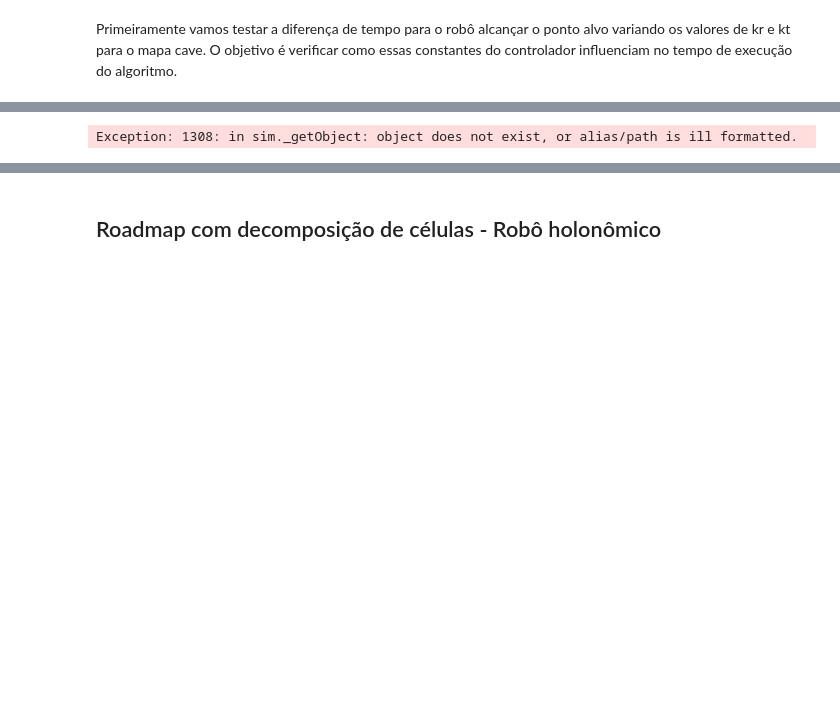
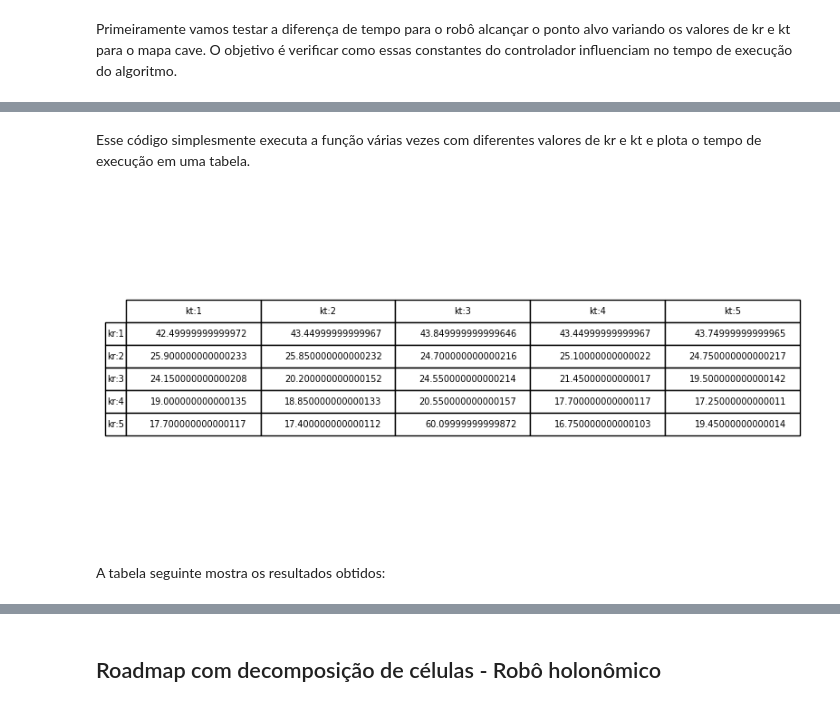
Before and after one commit to caiotcunha/TP2robotica, a Jupyter notebook: TP2.ipynb, the cells around one changed output, grey strips where cells are left out. Saved outputs shown, nothing was run; the diff lists cells and outputs as text; code cells hidden in the pictures; blank space fills up the shorter version.

```diff
--- a/TP2.ipynb
+++ b/TP2.ipynb
@@ -207,11 +217,11 @@ def  plotVetorResultante(Fatt):
 # %% [markdown]
 Nesse código foi implementado o controlador que será utilizado nos testes nas diferentes cenas. O controlador de robô diferencial escolhido foi ([De Luca e Oriolo, 1994]) pela facilidade na sua implementação e na simplicidade do entendimento. A função recebe os valores arbitrarios escolhidos e roda a simulação no robô na cena. Também acrescentamos uma condição de tempo no while para limitar o loop de movimentação do robô, para que no caso de o robô ficar preso em um mínimo local a função não rode para sempre.
 # %%
-def runSimulation(sim,kr=1,kt=1):
+def runSimulation(sim,kr=1,kt=1,goal=[10,-8]):
 
     sim.startSimulation()
 
-    goal = np.array([10,-8])
+    goal = goal
 
     # Handle do Robo
     robotHandle = sim.getObject("/Pioneer_p3dx")
@@ -296,5 +306,8 @@ def runSimulation(sim,kr=1,kt=1):
         sim.setJointTargetVelocity(r_wheel, vr)
         sim.step()
 
+    sim.setJointTargetVelocity(l_wheel, 0)
+    sim.setJointTargetVelocity(r_wheel, 0)
+    sim.stopSimulation()
 
     return t
@@ -301,9 +316,7 @@ def runSimulation(sim,kr=1,kt=1):
 # %%
 client = RemoteAPIClient()
 sim = client.getObject('sim')
-start_time = time.time()
-t = runSimulation(sim)
-print(t)
+runSimulation(sim)
 # necessário para fechar a conexão
 time.sleep(3)
 # %% [output]
@@ -321,28 +342,37 @@ Nesse teste selecionamos a posição do robô para (-4,-13), e a orientação co
+# %% [markdown]
+Esse código simplesmente executa a função várias vezes com diferentes valores de kr e kt e plota o tempo de execução em uma tabela.
 # %%
-goal = np.array([10,-8])
-kr = np.array([1,2,3])
-kt = np.array([1,2,3])
+goal = np.array([-7,22])
+kr = np.array([1,2,3,4,5])
+kt = np.array([1,2,3,4,5])
 times = []
 
 for i in kr:
     row = []
     for j in kt:
+        client = RemoteAPIClient()
         sim = client.getObject('sim')
         start_time = time.time()
-        t = runSimulation(sim,i,j)
+        t = runSimulation(sim,i,j,goal=goal)
         row.append(t)
         # necessário para fechar a conexão
         time.sleep(3)
     times.append(row)
 
 columns = ['kt:%d' % x for x in kr]
 rows = ['kr:%d' % x for x in kt]
 
-the_table = plt.table(cellText=times,
+
+table = plt.table(cellText=times,
                       rowLabels=rows,
                       colLabels=columns,
                       loc='center')
+table.set_fontsize(20)
+table.scale(1.5, 1.5)
 plt.axis('off')
+plt.savefig("table.png")
 plt.show()
 # %% [output]
-Exception: 1308: in sim._getObject: object does not exist, or alias/path is ill formatted.
+[figure, added]
+# %% [markdown]
+A tabela seguinte mostra os resultados obtidos:
```
Also changed, not shown: parts of 17 cells of this notebook, 5 other files.
